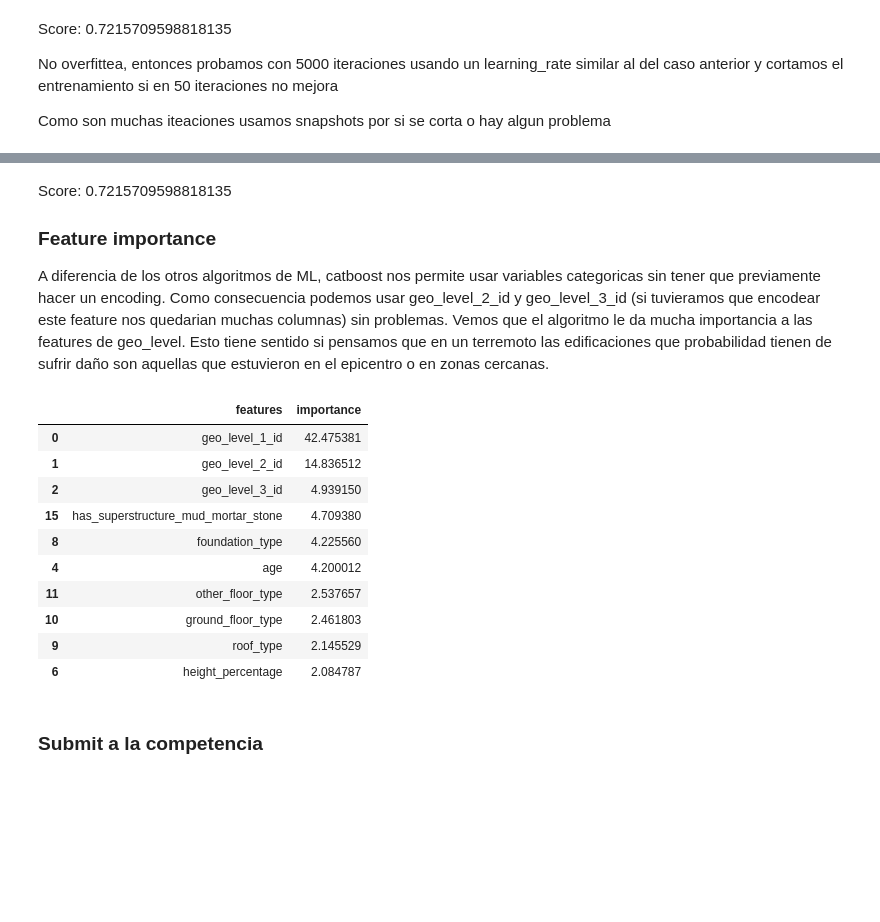
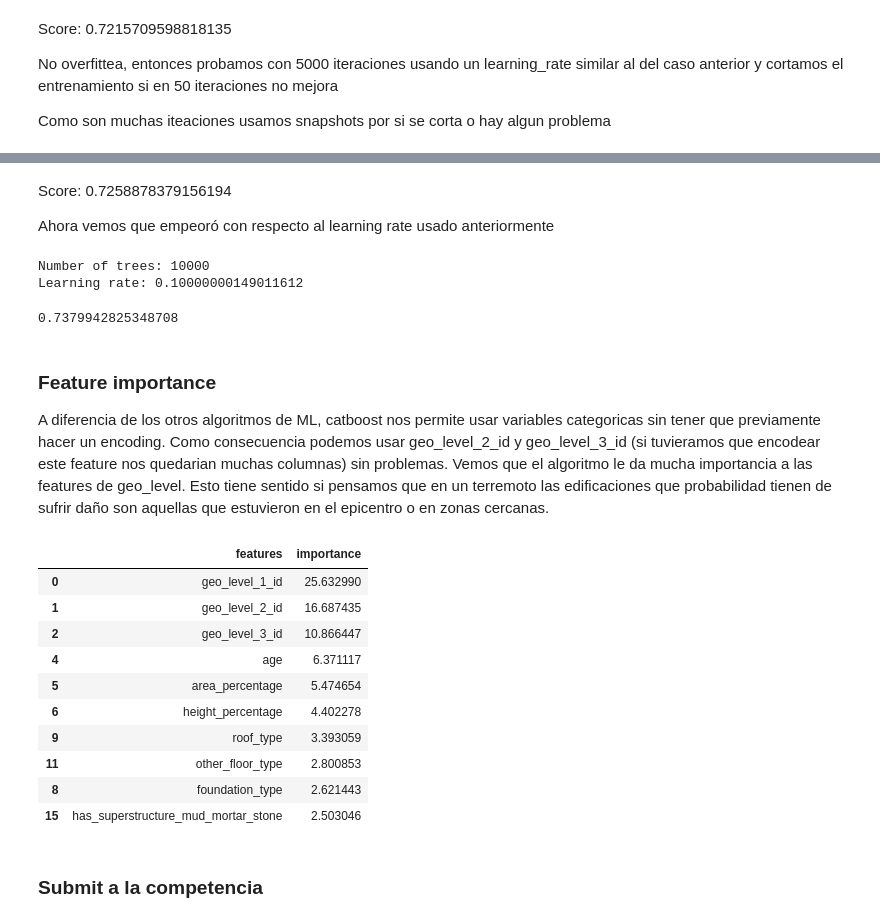
Before and after one commit to franvinas/7506-tp1, a Jupyter notebook: TP2.ipynb, the cells around one changed output, grey strips where cells are left out. Drawn from its saved outputs; the diff is of its cells as text; code cells hidden in the pictures; blank space fills up the shorter version.

```diff
--- a/TP2.ipynb
+++ b/TP2.ipynb
@@ -1251,7 +1251,7 @@ Como son muchas iteaciones usamos snapshots por si se corta o hay algun problema
 # %%
 cb_od2 = CatBoostClassifier(
     iterations=5000,
-    learning_rate=0.05,
+    learning_rate=0.06,
     cat_features=categorical_f,
     verbose=500,
     early_stopping_rounds=50,
@@ -1264,7 +1264,7 @@ if Path('cb_od2.sav').is_file():
     cb_od2 = pickle.load(open('cb_od2.sav', 'rb'))
 else:
     cb_od2.fit(x_train, y=y_train, cat_features=categorical_f)
-    pickle.dump(cb_od,open('cb_od2.sav','wb'))
+    pickle.dump(cb_od2,open('cb_od2.sav','wb'))
 # %%
 print("Number of trees:",cb_od2.tree_count_)
 print("Learning rate:", cb_od2.learning_rate_)
@@ -1280,0 +1317,17 @@ Learning rate: 0.057840000838041306
+# %%
+cb_od4 = CatBoostClassifier(
+    iterations=10000,
+    learning_rate=0.5,
+    cat_features=categorical_f,
+    verbose=1000,
+    early_stopping_rounds=20,
+    save_snapshot=True,
+    snapshot_file='snapshot.bkp'
+)
+
+# train the model
+if Path('cb_od4.sav').is_file():
+    cb_od4 = pickle.load(open('cb_od4.sav', 'rb'))
+else:
+    cb_od4.fit(x_train, y=y_train, cat_features=categorical_f)
+    pickle.dump(cb_od4,open('cb_od4.sav','wb'))
@@ -1281,24 +1347,56 @@ Learning rate: 0.057840000838041306
+# %% [markdown]
+Score: 0.7258878379156194
+
+Ahora vemos que empeoró con respecto al learning rate usado anteriormente
+# %%
+cb_od5 = CatBoostClassifier(
+    iterations=10000,
+    learning_rate=0.1,
+    cat_features=categorical_f,
+    verbose=1000,
+    early_stopping_rounds=20,
+    save_snapshot=True,
+    snapshot_file='snapshot.bkp'
+)
+
+# train the model
+if Path('cb_od5.sav').is_file():
+    cb_od5 = pickle.load(open('cb_od5.sav', 'rb'))
+else:
+    cb_od5.fit(x_train, y=y_train, cat_features=categorical_f)
+    pickle.dump(cb_od5,open('cb_od5.sav','wb'))
+# %%
+print("Number of trees:",cb_od5.tree_count_)
+print("Learning rate:", cb_od5.learning_rate_)
+
+# make the prediction using the resulting model
+preds_class5 = cb_od5.predict(x_test)
+preds_proba5 = cb_od5.predict_proba(x_test)
+
+f1_score(y_test,preds_class5,average ='micro')
+# %% [output]
+Number of trees: 10000
+Learning rate: 0.10000000149011612
+0.7379942825348708
 # %% [markdown]
-Score: 0.7215709598818135
-
 ### Feature importance
 
 A diferencia de los otros algoritmos de ML, catboost nos permite usar variables categoricas sin tener que previamente hacer un encoding. Como consecuencia podemos usar geo_level_2_id y geo_level_3_id (si tuvieramos que encodear este feature nos quedarian muchas columnas) sin problemas. Vemos que el algoritmo le da mucha importancia a las features de geo_level. Esto tiene sentido si pensamos que en un terremoto las edificaciones que probabilidad tienen de sufrir daño son aquellas que estuvieron en el epicentro o en zonas cercanas.
 # %%
-f_imp2=pd.DataFrame( { "features":x_train.columns, "importance":cb_od2.feature_importances_ })
+f_imp2=pd.DataFrame( { "features":x_train.columns, "importance":cb_od5.feature_importances_ })
 f_imp2.sort_values(by="importance", ascending=False).head(10)
 # %% [output]
 |  | features | importance |
-| 0 | geo_level_1_id | 42.475381 |
-| 1 | geo_level_2_id | 14.836512 |
-| 2 | geo_level_3_id | 4.939150 |
-| 15 | has_superstructure_mud_mortar_stone | 4.709380 |
-| 8 | foundation_type | 4.225560 |
-| 4 | age | 4.200012 |
-| 11 | other_floor_type | 2.537657 |
-| 10 | ground_floor_type | 2.461803 |
-| 9 | roof_type | 2.145529 |
-| 6 | height_percentage | 2.084787 |
+| 0 | geo_level_1_id | 25.632990 |
+| 1 | geo_level_2_id | 16.687435 |
+| 2 | geo_level_3_id | 10.866447 |
+| 4 | age | 6.371117 |
+| 5 | area_percentage | 5.474654 |
+| 6 | height_percentage | 4.402278 |
+| 9 | roof_type | 3.393059 |
+| 11 | other_floor_type | 2.800853 |
+| 8 | foundation_type | 2.621443 |
+| 15 | has_superstructure_mud_mortar_stone | 2.503046 |
 # %% [markdown]
 ### Submit a la competencia
 # %%
```
Also changed, not shown: parts of 8 cells of this notebook, 12 other files.
